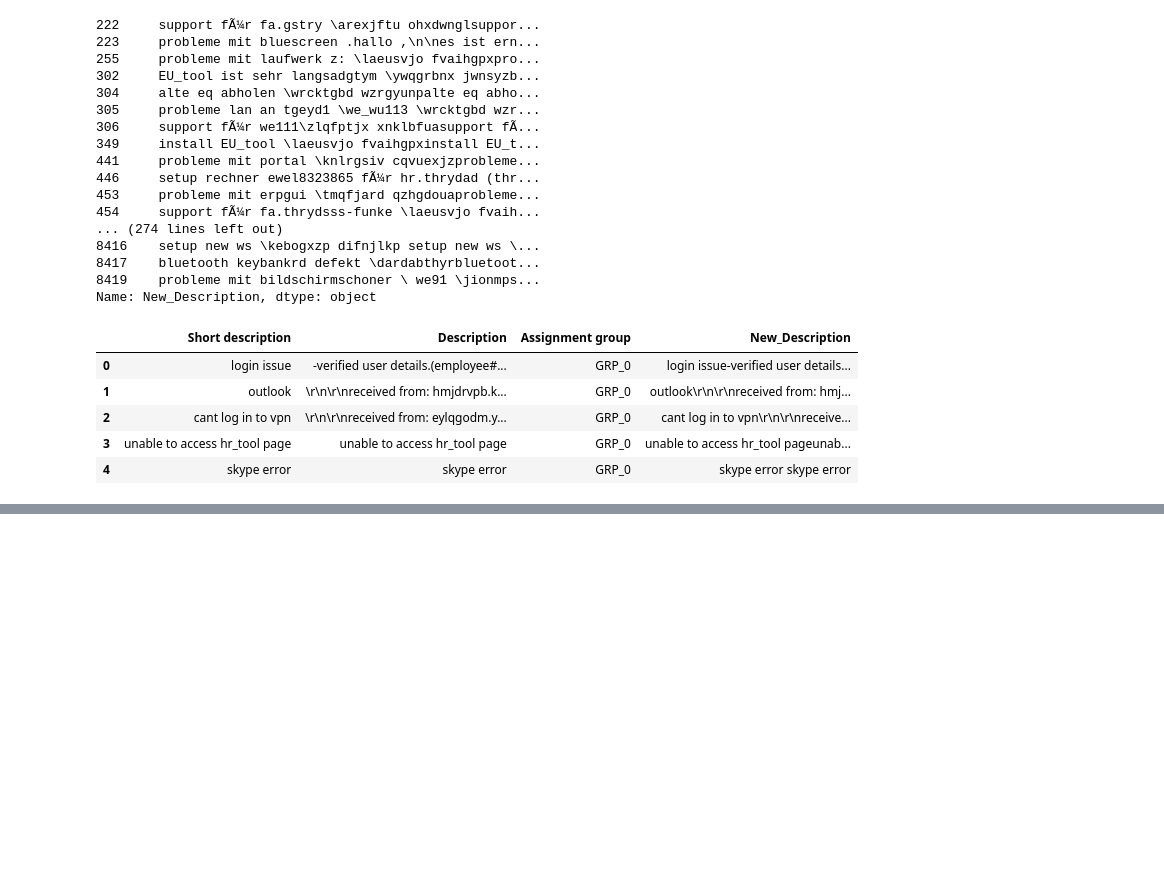
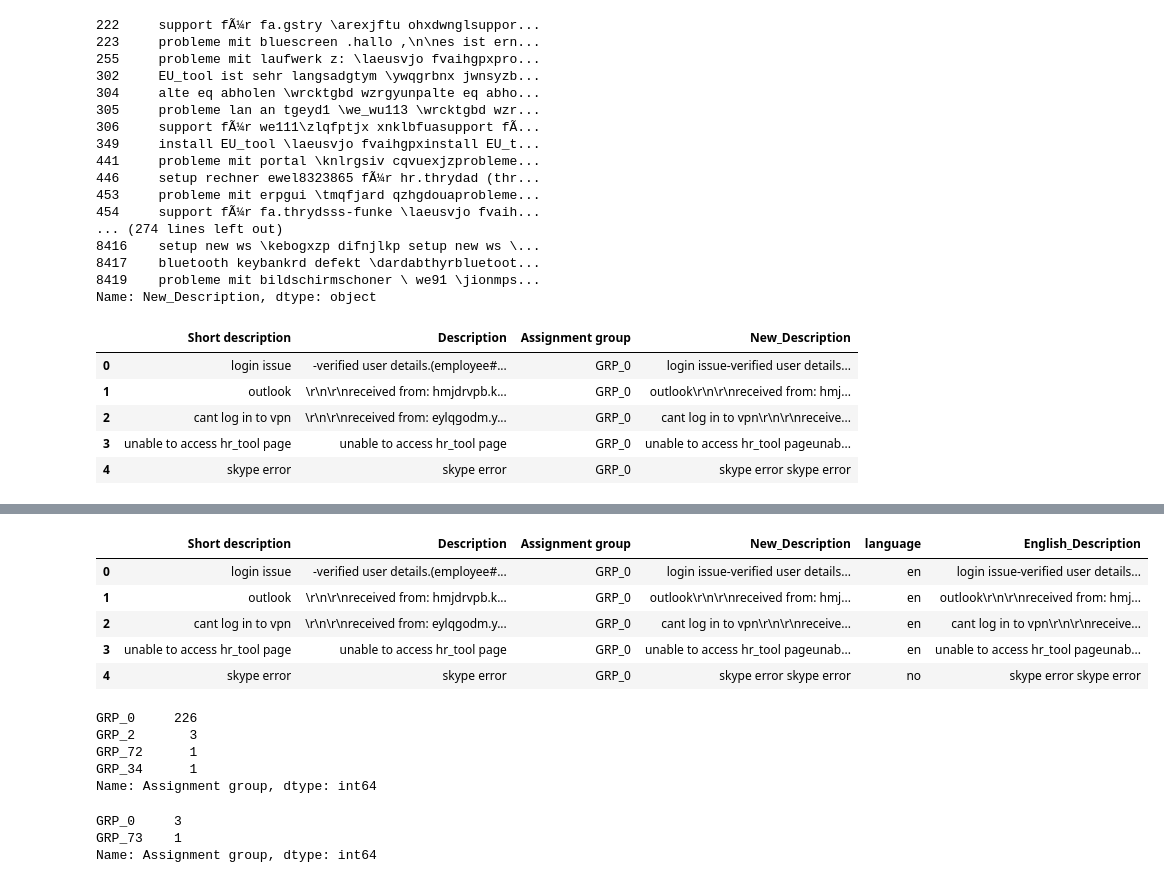
Before and after one commit to vishnoiprem/greatearn-my-final-capstone-nlp, a Jupyter notebook: AutoTicketAssignment/01 - Automated Ticket Assignment - Capstone Project - EDA_Benchmark_Model_prem.ipynb, the cells around one changed output, grey strips where cells are left out. Saved outputs shown, nothing was run; the diff lists cells and outputs as text; code cells hidden in the pictures; blank space fills up the shorter version.

```diff
--- a/AutoTicketAssignment/01 - Automated Ticket Assignment - Capstone Project - EDA_Benchmark_Model_prem.ipynb
+++ b/AutoTicketAssignment/01 - Automated Ticket Assignment - Capstone Project - EDA_Benchmark_Model_prem.ipynb
@@ -644,0 +693,20 @@ df_incidents['language'] = df_incidents['New_Description'].apply(fn_lan_detect)
+# %%
+def fn_translate(df,lang):
+  try:
+    if lang == 'en':
+        return df
+    else:
+        return translator.translate(df).text
+  except:
+    return df
+# %%
+df_incidents['English_Description'] = df_incidents.apply(lambda x: fn_translate(x['New_Description'], x['language']), axis=1)
+# %%
+df_incidents.head()
+# %% [output]
+|  | Short description | Description | Assignment group | New_Description | language | English_Description |
+| 0 | login issue | -verified user details.(employee#... | GRP_0 | login issue-verified user details... | en | login issue-verified user details... |
+| 1 | outlook | \r\n\r\nreceived from: hmjdrvpb.k... | GRP_0 | outlook\r\n\r\nreceived from: hmj... | en | outlook\r\n\r\nreceived from: hmj... |
+| 2 | cant log in to vpn | \r\n\r\nreceived from: eylqgodm.y... | GRP_0 | cant log in to vpn\r\n\r\nreceive... | en | cant log in to vpn\r\n\r\nreceive... |
+| 3 | unable to access hr_tool page | unable to access hr_tool page | GRP_0 | unable to access hr_tool pageunab... | en | unable to access hr_tool pageunab... |
+| 4 | skype error | skype error | GRP_0 | skype error skype error | no | skype error skype error |
@@ -644,0 +717,14 @@ df_incidents['language'] = df_incidents['New_Description'].apply(fn_lan_detect)
+# %%
+df_incidents[df_incidents["Short description"].str.contains("account lock")]["Assignment group"].value_counts()
+# %% [output]
+GRP_0     226
+GRP_2       3
+GRP_72      1
+GRP_34      1
+Name: Assignment group, dtype: int64
+# %%
+df_incidents[df_incidents["Short description"].str.contains("oneteam")]["Assignment group"].value_counts()
+# %% [output]
+GRP_0     3
+GRP_73    1
+Name: Assignment group, dtype: int64
```
Also changed, not shown: parts of 9 cells of this notebook, 1 other file.
